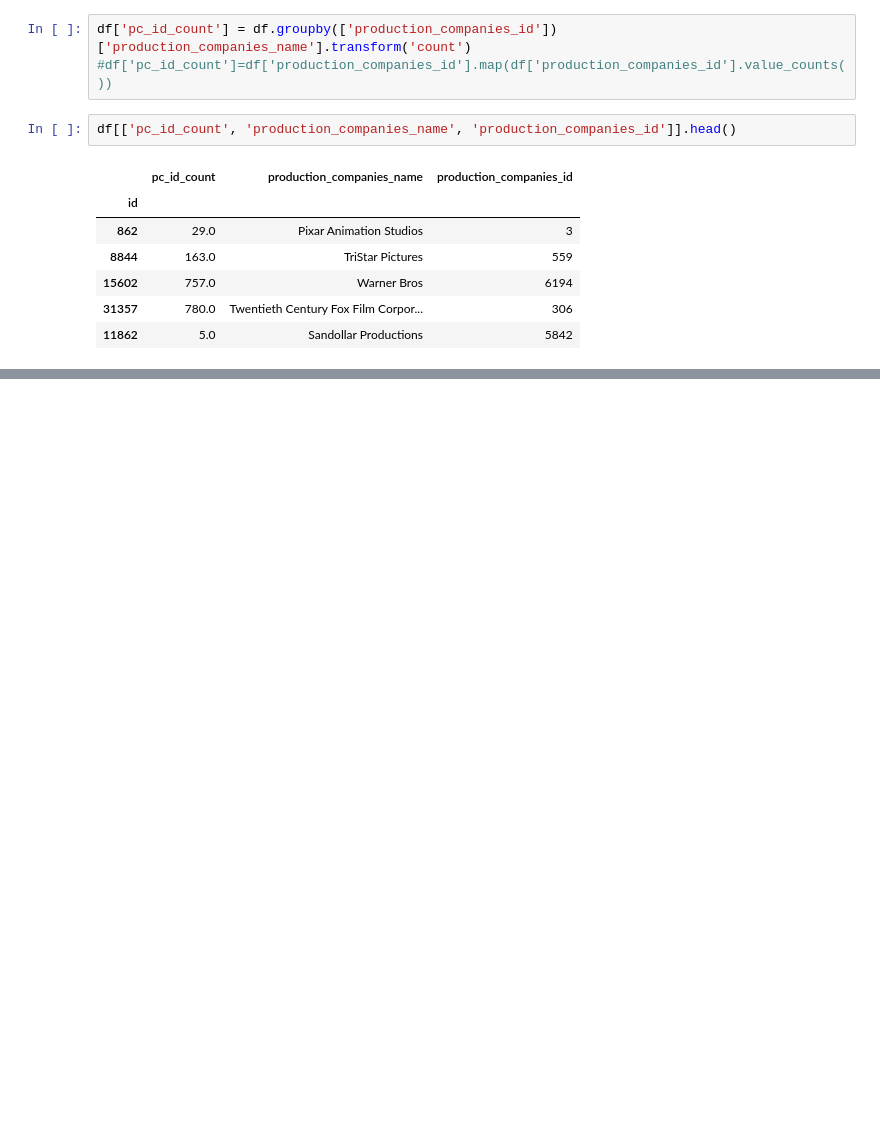
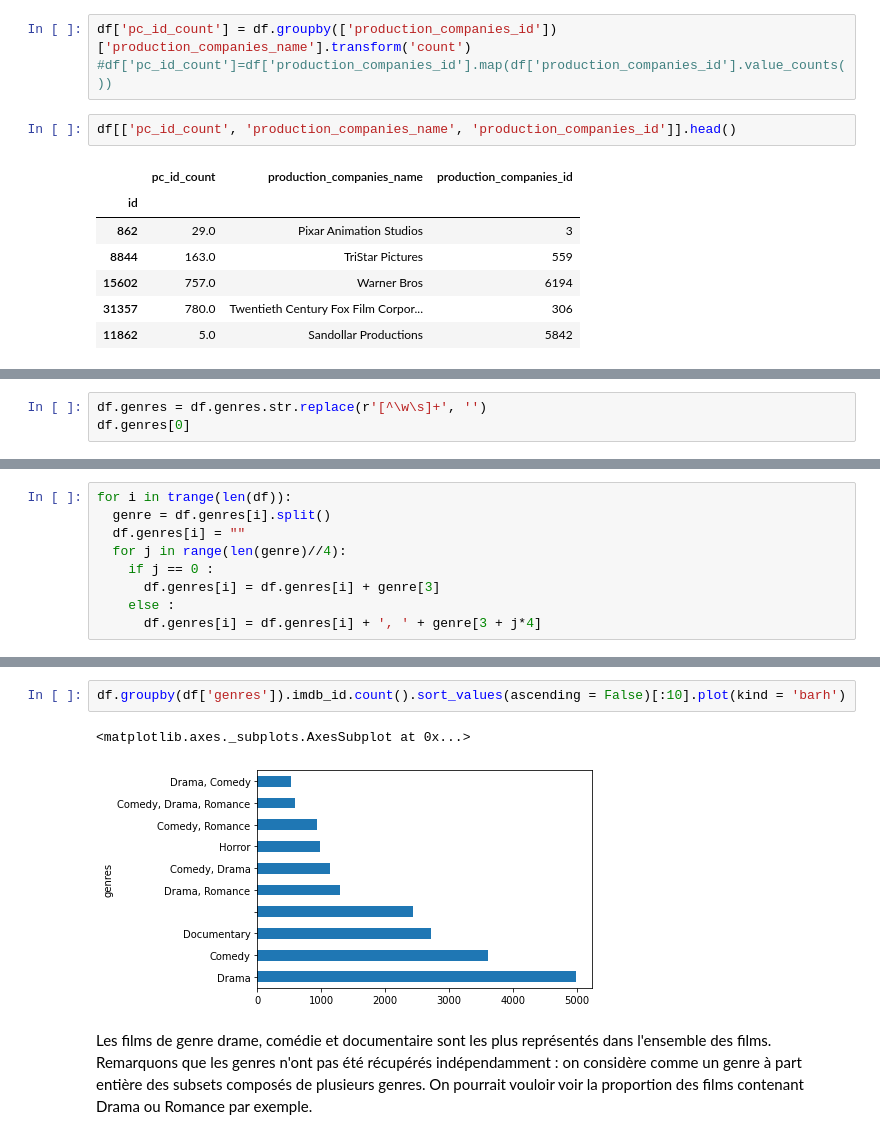
Before and after one commit to marie-ganon/Projet-Python-S1, a Jupyter notebook: Scraping_nettoyage.ipynb, the cells around one changed output, grey strips where cells are left out. Drawn from its saved outputs; the diff is of its cells as text; blank space fills up the shorter version.

```diff
--- a/Scraping_nettoyage.ipynb
+++ b/Scraping_nettoyage.ipynb
@@ -446,0 +537,3 @@ df[['pc_id_count', 'production_companies_name', 'production_companies_id']].head
+# %%
+df.genres = df.genres.str.replace(r'[^\w\s]+', '')
+df.genres[0]
@@ -446,0 +544,9 @@ df[['pc_id_count', 'production_companies_name', 'production_companies_id']].head
+# %%
+for i in trange(len(df)):
+  genre = df.genres[i].split()
+  df.genres[i] = ""
+  for j in range(len(genre)//4):
+    if j == 0 :
+      df.genres[i] = df.genres[i] + genre[3]
+    else :
+      df.genres[i] = df.genres[i] + ', ' + genre[3 + j*4]
@@ -446,0 +569,7 @@ df[['pc_id_count', 'production_companies_name', 'production_companies_id']].head
+# %%
+df.groupby(df['genres']).imdb_id.count().sort_values(ascending = False)[:10].plot(kind = 'barh')
+# %% [output]
+<matplotlib.axes._subplots.AxesSubplot at 0x...>
+[figure, added]
+# %% [markdown]
+Les films de genre drame, comédie et documentaire sont les plus représentés dans l'ensemble des films. Remarquons que les genres n'ont pas été récupérés indépendamment : on considère comme un genre à part entière des subsets composés de plusieurs genres. On pourrait vouloir voir la proportion des films contenant Drama ou Romance par exemple.
```
Also changed, not shown: parts of 44 cells of this notebook.
